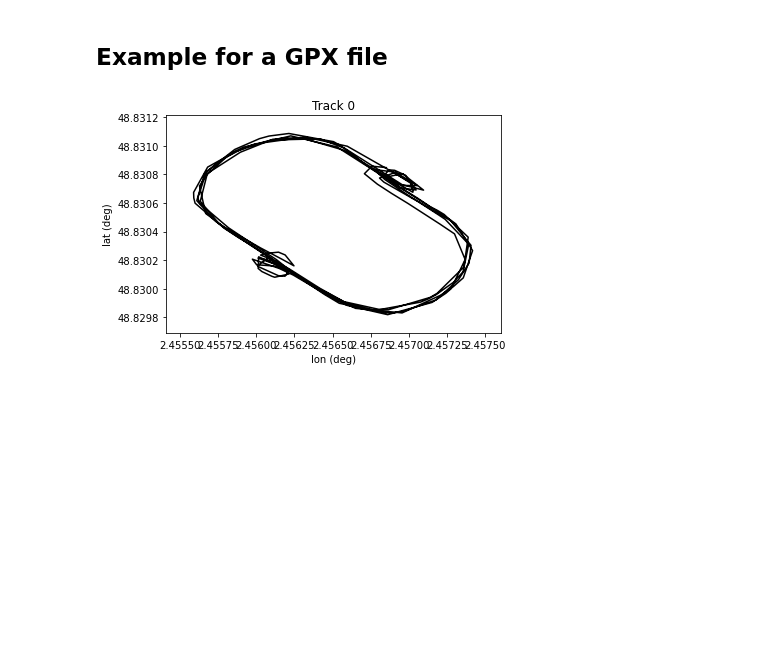
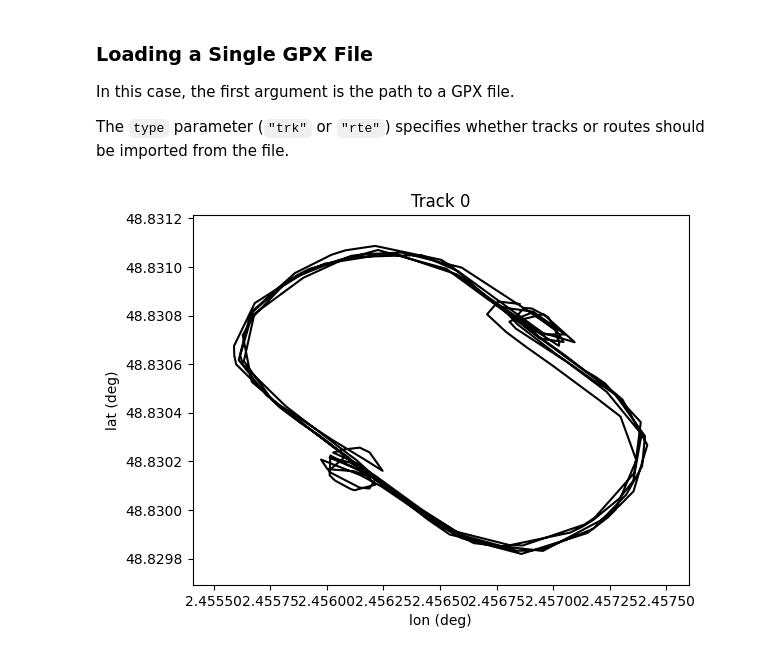
Before and after one commit to umrlastig/tracklib, a Jupyter notebook: doc/source/howto/IO_ReadTrack.ipynb, the cells around one changed output. Drawn from its saved outputs; the diff is of its cells as text; code cells hidden in the pictures; blank space fills up the shorter version.

Commit message:
docs(tracklib): restructure documentation and introduce new organization plan

```diff
--- a/doc/source/howto/IO_ReadTrack.ipynb
+++ b/doc/source/howto/IO_ReadTrack.ipynb
@@ -67,10 +79,17 @@ import matplotlib.pyplot as plt
 # %% [markdown]
-## Example for a GPX file
+### Loading a Single GPX File
+
+In this case, the first argument is the path to a GPX file.
+
+The `type` parameter (`"trk"` or `"rte"`) specifies whether tracks or routes should be imported from the file.
 # %%
 tkl.ObsTime.setReadFormat("4Y-2M-2DT2h:2m:2sZ")
-resource_path = '../../../../data/gpx/'
+
+resource_path = '../../../data/gpx/'
 filepath = os.path.join(resource_path, 'activity_5807084803.gpx')
-tracks = tkl.TrackReader.readFromGpx(filepath)
+
+tracks = tkl.TrackReader.readFromGpx(filepath, srid='GEO', type='trk')
+
 tracks[0].plot()
 # %% [output]
-[figure, old version]
+[figure, new version]
```
Also changed, not shown: parts of 27 cells of this notebook, 8 other files.
